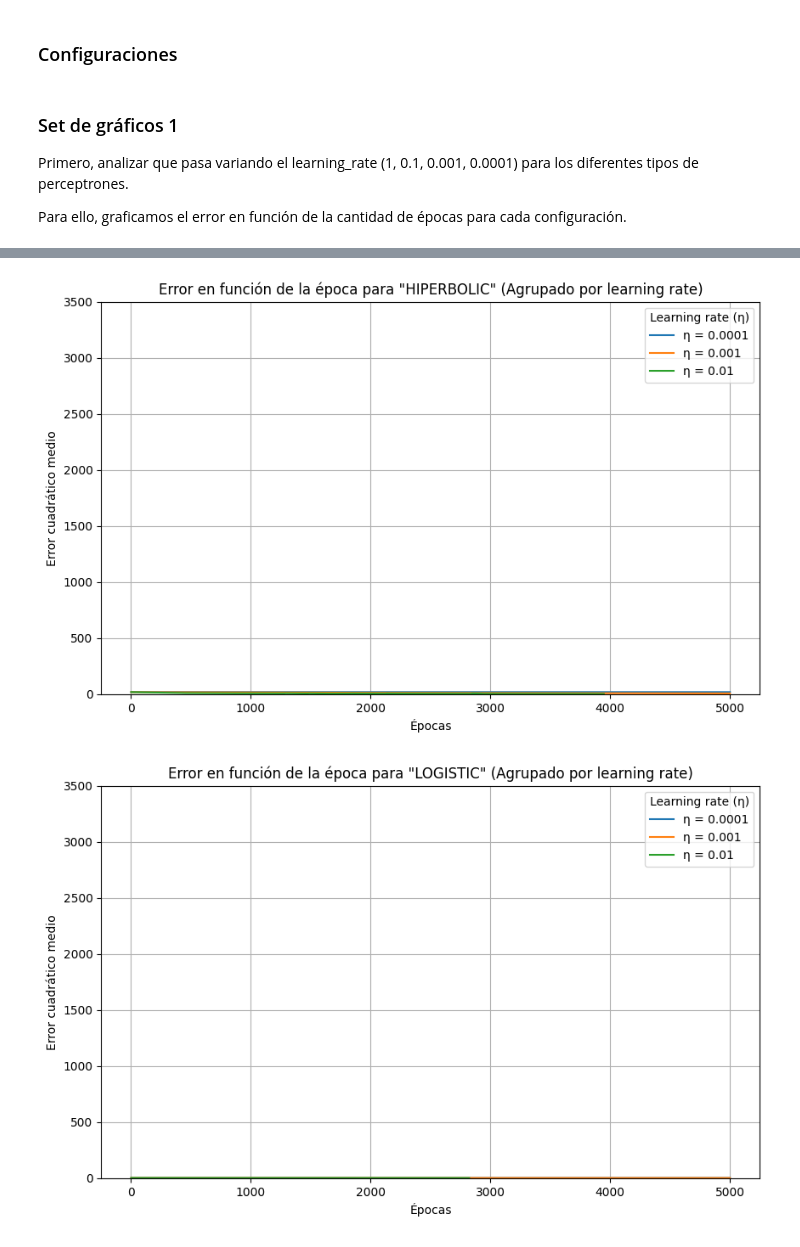
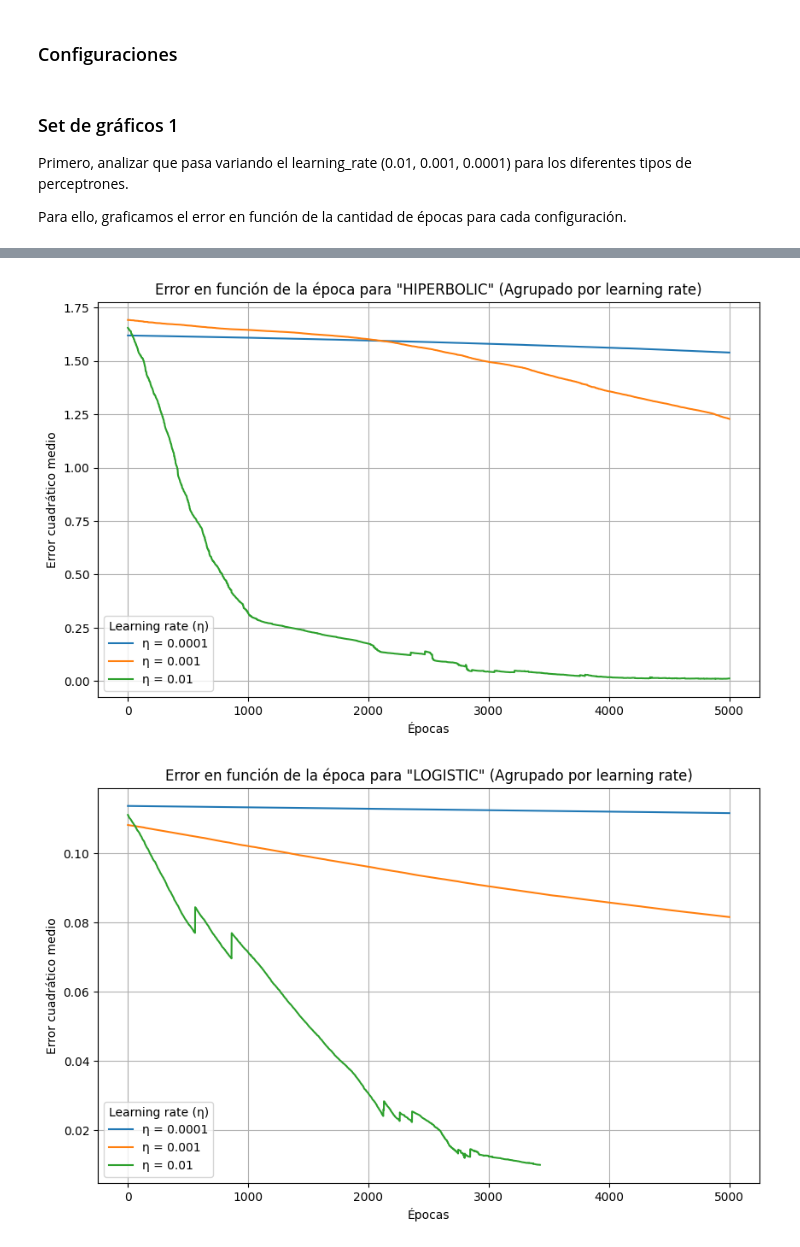
Before and after one commit to Ian-Arnott/TPs-SIA, a Jupyter notebook: Tp3/ej2/data_analysis.ipynb, the cells around one changed output, grey strips where cells are left out. Saved outputs shown, nothing was run; the diff lists cells and outputs as text; code cells hidden in the pictures.

Commit message:
Update graphs

```diff
--- a/Tp3/ej2/data_analysis.ipynb
+++ b/Tp3/ej2/data_analysis.ipynb
@@ -14,17 +14,17 @@ PERCEPTRON_TYPES = ["LINEAR", "HIPERBOLIC", "LOGISTIC"]
 # %%
 config = {
     "perceptron_type": "LOGISTIC",
-    "learning_rate": 0.001,
+    "learning_rate": 0.01,
     "training_percentage": 0.8,
     "max_epochs": 5000,
     "bias": 1,
     "beta": 1,
-    "epsilon": 0.7
+    "epsilon": 0.01
 }
 # %% [markdown]
 ### Set de gráficos 1
 
-Primero, analizar que pasa variando el learning_rate (1, 0.1, 0.001, 0.0001) para los diferentes tipos de perceptrones.
+Primero, analizar que pasa variando el learning_rate (0.01, 0.001, 0.0001) para los diferentes tipos de perceptrones.
 
 Para ello, graficamos el error en función de la cantidad de épocas para cada configuración.
 # %%
@@ -63,7 +63,7 @@ for perceptron_type in PERCEPTRON_TYPES:
         mean_lr_subset = lr_subset.groupby("epoch")["mse"].mean()
         plt.plot(mean_lr_subset.index, mean_lr_subset, label="η = " + str(learning_rate))
 
-    plt.yticks(range(0, 4000, 500))
+    # plt.yticks(range(0, 4000, 500))
     plt.xlabel('Épocas')
     plt.ylabel('Error cuadrático medio')
     plt.title(f'Error en función de la época para "{perceptron_type}" (Agrupado por learning rate)')
@@ -77,5 +77,5 @@ for perceptron_type in PERCEPTRON_TYPES:
-[figure, old version]
+[figure, new version]
-[figure, old version]
+[figure, new version]
 # %% [markdown]
 ### Set de gráficos 2
 
```
Also changed, not shown: parts of 4 cells of this notebook, 4 other files.
